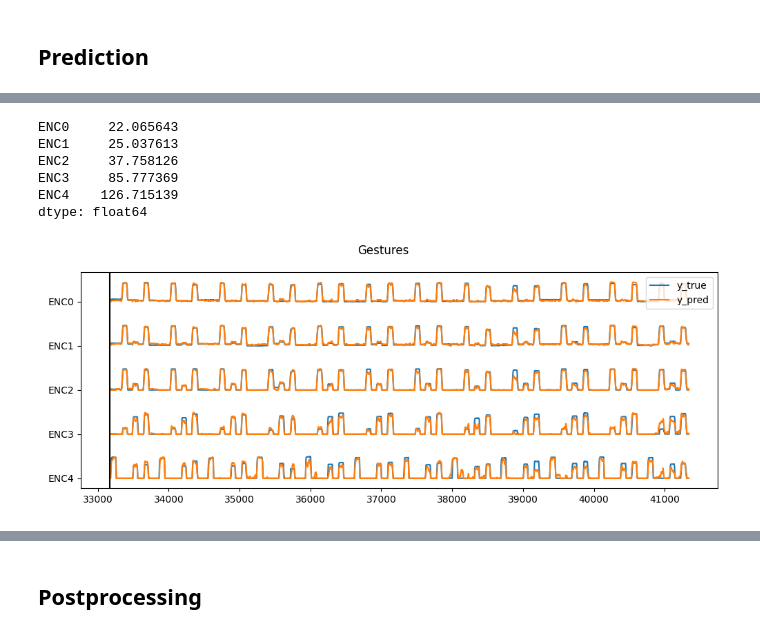
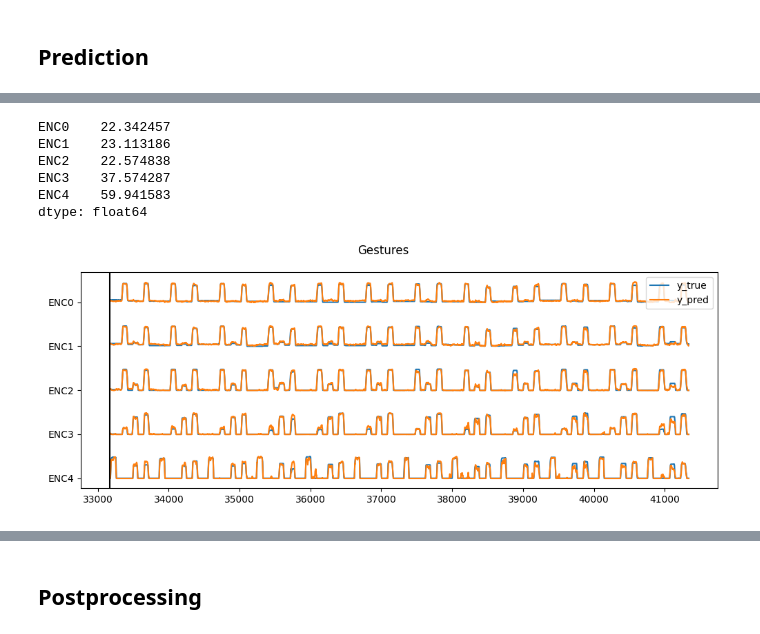
Before and after one commit to Internship-moto/Gestures_3, a Jupyter notebook: notebooks/Gestures_1.ipynb, the cells around one changed output, grey strips where cells are left out. Drawn from its saved outputs; the diff is of its cells as text; code cells hidden in the pictures.

````diff
--- a/notebooks/Gestures_1.ipynb
+++ b/notebooks/Gestures_1.ipynb
@@ -392,21 +406,21 @@ with open(full_path, 'wb') as f:
 # %% [markdown]
 ### Random forest
 # %%
-rfr = RandomForestRegressor(
-    n_estimators=300,
-    verbose=0, n_jobs=-1,
-    #max_depth=6, min_samples_leaf=2,
-    random_state=seed_value)
+# rfr = RandomForestRegressor(
+#     n_estimators=300,
+#     verbose=0, n_jobs=-1,
+#     #max_depth=6, min_samples_leaf=2,
+#     random_state=seed_value)
 
-# Model training
-rfr.fit(X_train, y_train)
+# # Model training
+# rfr.fit(X_train, y_train)
 
-# Prediction target values and transforming it to a DataFrame
-y_pred = pd.DataFrame(rfr.predict(X_test), columns=GLOVE_CH, index=gestures_test['ts']).round()
-y_pred_train = pd.DataFrame(rfr.predict(X_train), columns=GLOVE_CH, index=gestures_train['ts']).round()
+# # Prediction target values and transforming it to a DataFrame
+# y_pred = pd.DataFrame(rfr.predict(X_test), columns=GLOVE_CH, index=gestures_test['ts']).round()
+# y_pred_train = pd.DataFrame(rfr.predict(X_train), columns=GLOVE_CH, index=gestures_train['ts']).round()
 
-# Display metrics
-get_mse(y_test, y_pred, y_train, y_pred_train)
+# # Display metrics
+# get_mse(y_test, y_pred, y_train, y_pred_train)
 
-# Display comparison plot
-get_signals_comparison_plot(y_train, y_test, y_pred, only_test=1) #
+# # Display comparison plot
+# get_signals_comparison_plot(y_train, y_test, y_pred, only_test=1) #
@@ -440,22 +436,19 @@ b_size = 64
 n_channels = X_train.shape[1] # gestures_train[[*OMG_CH, *ACC_CH, *GYR_CH]].shape[1]
 output_units = y_train.shape[1]
 
-# choose architecture
+# model architecture
 input_layer = x = tf.keras.layers.Input(shape=(n_timesteps, n_channels))
 x = tf.keras.layers.BatchNormalization()(x)
 x = tf.keras.layers.LSTM(units=100,
-                         #input_shape=(1, 5),
-                         #return_state=True,
                          recurrent_regularizer=tf.keras.regularizers.L1L2(l1=1e-3, l2=1e-3)
-                         )(x) #LSTM
-#x = tf.keras.layers.Flatten()(x)
+                         )(x)
 x = tf.keras.layers.Dropout(0.3)(x) #0.3
 output_layer = tf.keras.layers.Dense(units=output_units, activation='elu')(x)
 
 model = tf.keras.Model(
     inputs=input_layer,
     outputs=output_layer,
-    name="model_RNN"
+    name="model_LSTM"
     )
 
 model.summary()
@@ -467,7 +460,7 @@ reset_random_seeds(seed_value)
 model.compile(
     loss="mean_squared_error",
     metrics=['mse'],
-    optimizer=tf.keras.optimizers.Adam(learning_rate=0.001) # AdamW
+    optimizer=tf.keras.optimizers.experimental.AdamW(learning_rate=0.001)
     )
 
 callbacks_list = callbacks(1e-04)
@@ -527,8 +507,8 @@ plot_history(history)
 # %% [markdown]
 ## Prediction
 # %%
-y_pred_train = model.predict(np.expand_dims(X_train, 1)) # [*OMG_CH, *ACC_CH, *GYR_CH] # ---
-y_pred_train = pd.DataFrame(y_pred_train, columns=GLOVE_CH, index=gestures_train['ts']) # ---
+y_pred_train = model.predict(np.expand_dims(X_train, 1)) # [*OMG_CH, *ACC_CH, *GYR_CH]
+y_pred_train = pd.DataFrame(y_pred_train, columns=GLOVE_CH, index=gestures_train['ts'])
 
 y_pred_test = model.predict(np.expand_dims(X_test, 1)) #[*OMG_CH, *ACC_CH, *GYR_CH]
 y_pred_test = pd.DataFrame(y_pred_test, columns=GLOVE_CH, index=gestures_test['ts'])
@@ -537,5 +517,5 @@ y_pred_test = pd.DataFrame(y_pred_test, columns=GLOVE_CH, index=gestures_test['t
 get_mse(y_test, y_pred_test)
 
 # Display comparison plot
-get_signals_comparison_plot(y_train, y_test, y_pred=y_pred_test, only_test=1)
+get_signals_comparison_plot(y_train, y_test, y_pred_test, only_test=1)
 # %% [output]
@@ -543,13 +523,13 @@ get_signals_comparison_plot(y_train, y_test, y_pred=y_pred_test, only_test=1)
 256/256 [==============================] - 0s 1ms/step
 MSE metrics for Test:
 --------
-ENC0     22.065643
-ENC1     25.037613
-ENC2     37.758126
-ENC3     85.777369
-ENC4    126.715139
+ENC0    22.342457
+ENC1    23.113186
+ENC2    22.574838
+ENC3    37.574287
+ENC4    59.941583
 dtype: float64
-[figure, old version]
+[figure, new version]
 # %% [markdown]
 > Метрики нейронной сети со сглаживанием:
 ``` Python
````
Also changed, not shown: parts of 34 cells of this notebook.
